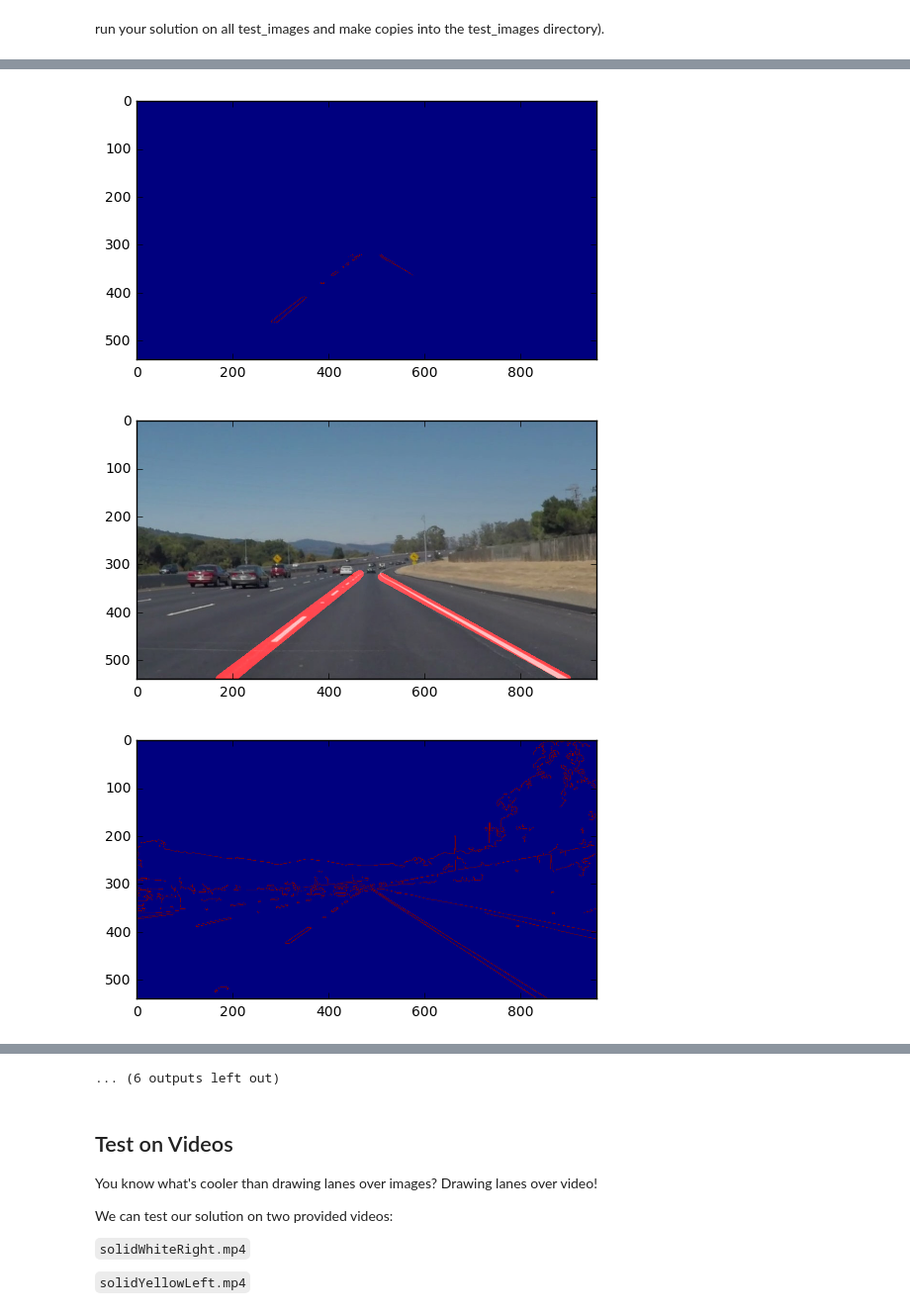
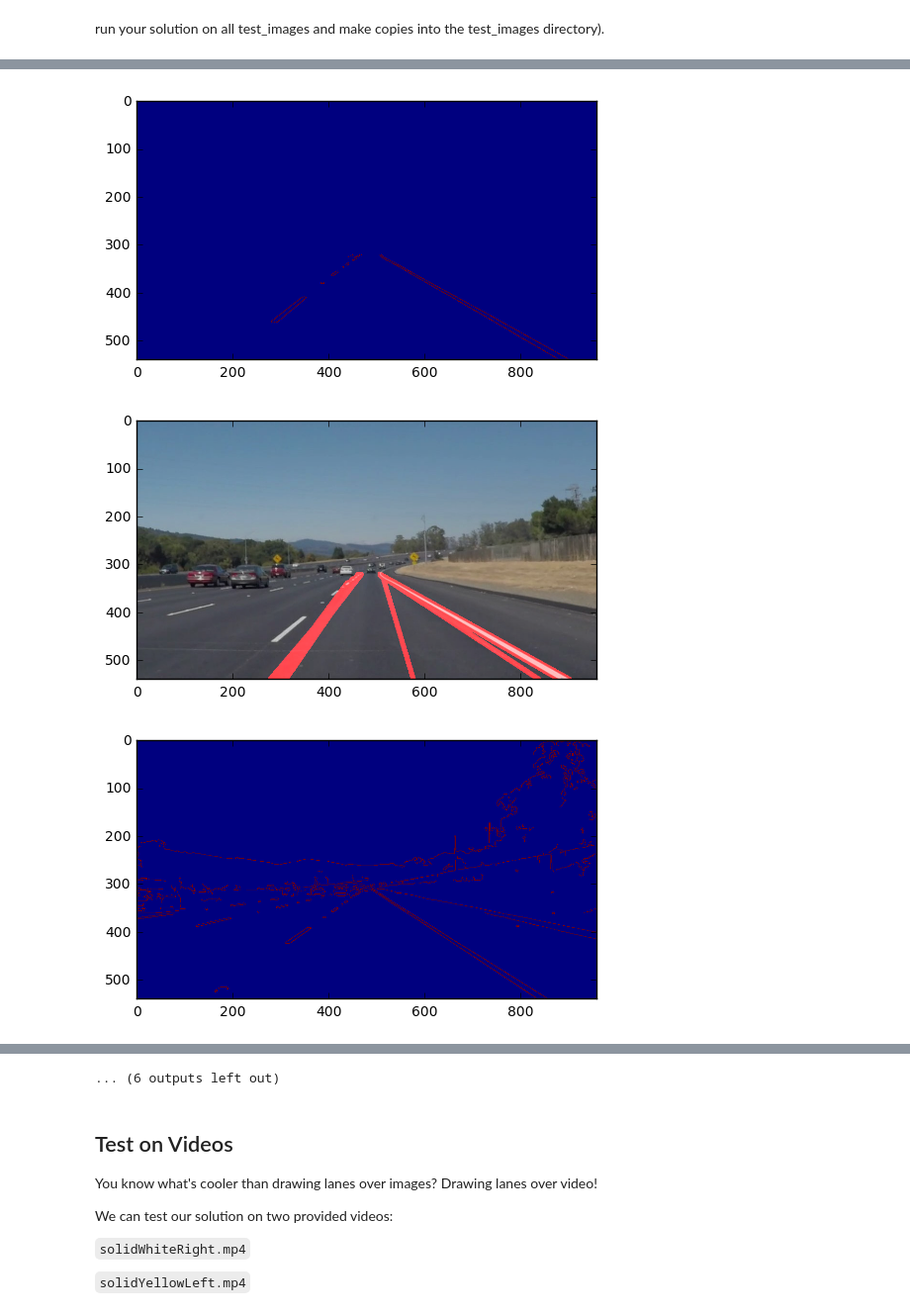
Before and after one commit to peparhugo/CarND-LaneLines-P1, a Jupyter notebook: P1.ipynb, the cells around one changed output, grey strips where cells are left out. Shown at 99% size. Cells and saved outputs as stored; diff of their text form; code cells hidden in the pictures.

Commit message:
changing drawing lanes to have steady lines frame to frame

```diff
--- a/P1.ipynb
+++ b/P1.ipynb
@@ -119,7 +119,7 @@ def vertices_trapaziod(image,percent_x_top,percent_y,percent_x_bottom=1):
     return np.array([[(imshape[1]*(1-percent_x_bottom),imshape[0]),(imshape[1]*percent_x_top, imshape[0]*percent_y), (imshape[1]*(1-percent_x_top), imshape[0]*(percent_y)), (imshape[1]*percent_x_bottom,imshape[0])]], dtype=np.int32)
 
 
-def draw_lines(img, lines, color=[255, 0, 0], thickness=15):
+def draw_lines(img, lines, color=[255, 0, 0], thickness=10):
     """
     NOTE: this is the function you might want to use as a starting point once you want to
     average/extrapolate the line segments you detect to map out the full
@@ -136,20 +136,26 @@ def draw_lines(img, lines, color=[255, 0, 0], thickness=15):
     If you want to make the lines semi-transparent, think about combining
     this function with the weighted_img() function below
     """
-    y_min=inf()
+    y_min=float("inf")
     y_max=0
     x_max=0
     x_min=0
+    max_v=0
+    min_v=float("inf")
     for line in lines:
         for x1,y1,x2,y2 in line:
-            min_v=min(y1,y2)
-            max_v=max(y1,y2)
+            min_v=min(y1,y2,min_v)
+            max_v=max(y1,y2,max_v)
+    for line in lines:
+        for x1,y1,x2,y2 in line:
+#the values matters since it will be determining what side the y-value corresponds to
             if y1>y2:
-                fit_left = np.polyfit((y1, y2), (x1, x2), 1)
+                fit_left = np.polyfit((max_v, min_v), (x1, x2), 1)
                 cv2.line(img, (x2, y2), (int(img.shape[0]*fit_left[0]+fit_left[1]), img.shape[0]), color, thickness)
             else:
-                fit_left = np.polyfit((y1, y2), (x1, x2), 1)
+                fit_left = np.polyfit((min_v, max_v), (x1, x2), 1)
                 cv2.line(img, (x1, y1), (int(img.shape[0]*fit_left[0]+fit_left[1]), img.shape[0]), color, thickness)
+    cv2.line(img, (x1, y1), (int(img.shape[0]*fit_left[0]+fit_left[1]), img.shape[0]), color, thickness)
 def hough_lines(img, rho, theta, threshold, min_line_len, max_line_gap):
     """
     `img` should be the output of a Canny transform.
@@ -189,22 +195,22 @@ run your solution on all test_images and make copies into the test_images direct
 # %%
 # TODO: Build your pipeline that will draw lane lines on the test_images
 # then save them to the test_images directory.
 for image_path in dir_list:
 
     image = mpimg.imread("test_images/"+image_path)
     gray_image = grayscale(image.copy())
     blur_image=gaussian_blur(gray_image, 3)
     edges=canny(blur_image, 50, 150)
     plt.figure()
     plt.imshow(edges)
-    masked_image=region_of_interest(edges, vertices_trapaziod(edges,7.5/16,1/1.68,0.87))
+    masked_image=region_of_interest(edges, vertices_trapaziod(edges,7.5/16,1/1.68,0.95))
     plt.figure()
     plt.imshow(masked_image)
-    line_image=hough_lines(masked_image, 1, np.pi/180, 40, 50,140 )
+    line_image=hough_lines(masked_image, 1, np.pi/180, 20, 50,140 )
     plt.figure()
     plt.imshow(weighted_img(line_image, image, α=0.8, β=1., λ=0.))
 # %% [output]
 [figure]
-[figure, old version]
+[figure, new version]
-[figure, old version]
+[figure, new version]
 [figure]
```
Also changed, not shown: parts of 5 cells of this notebook, 3 other files.
